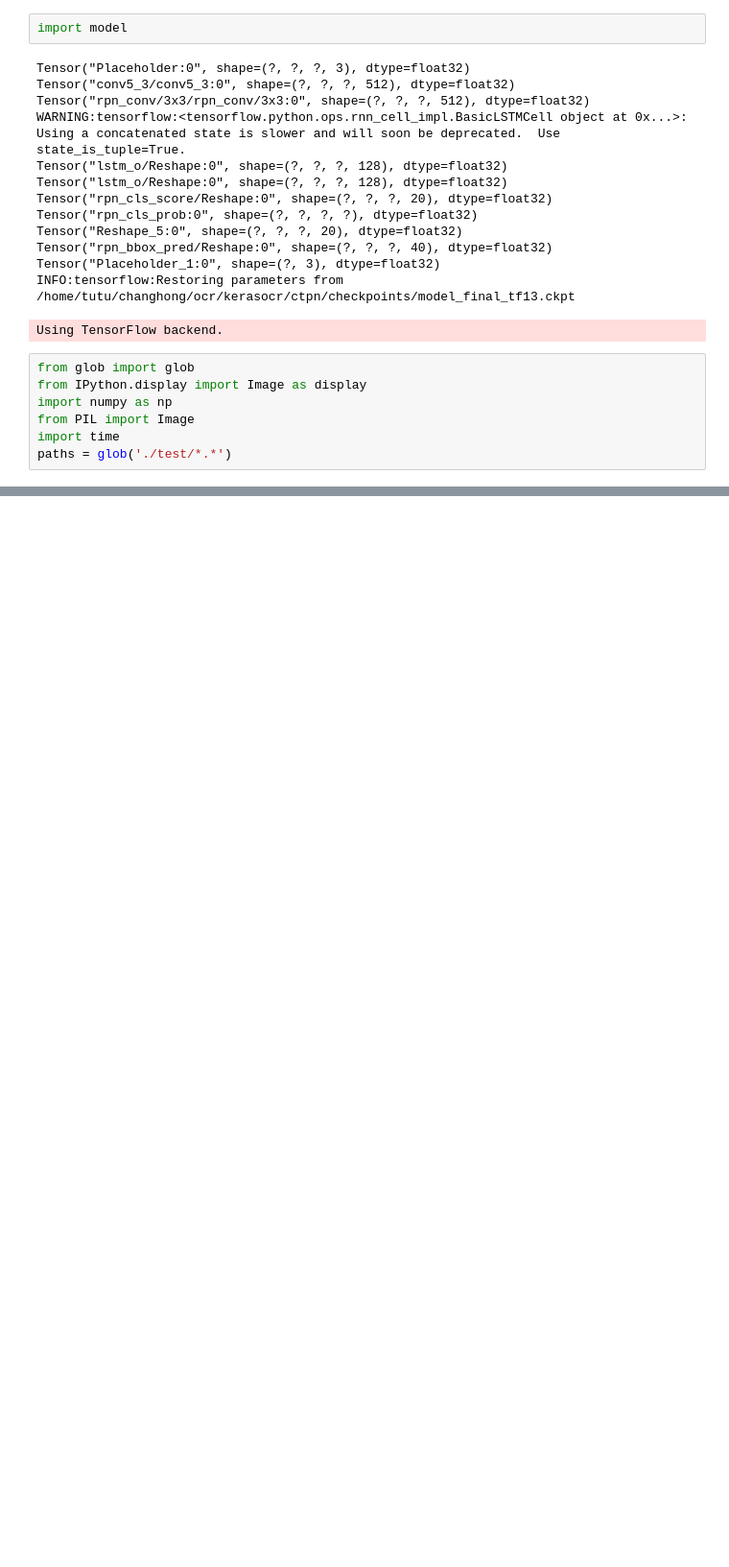
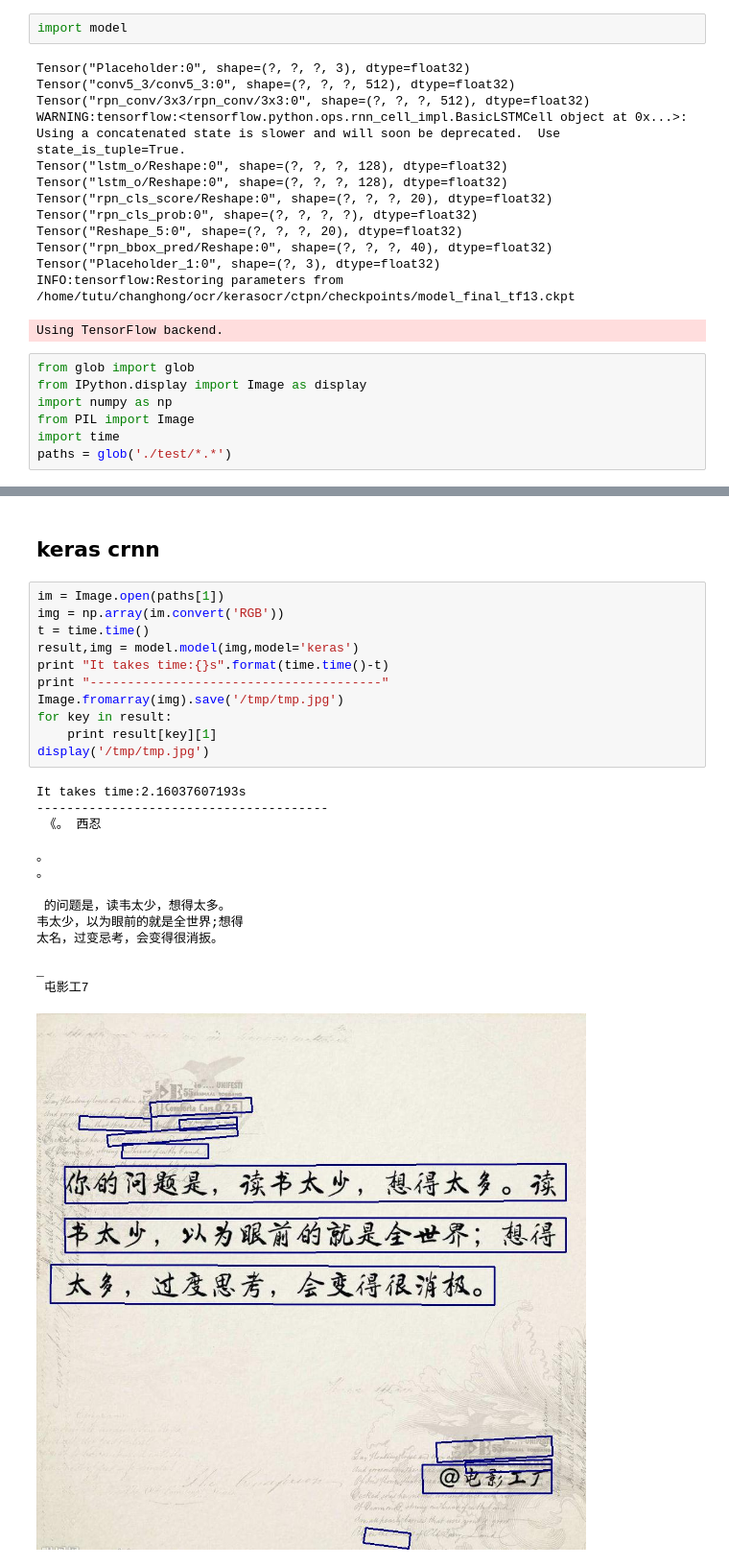
Before and after one commit to yijiuzai/chinese-ocr, a Jupyter notebook: demo.ipynb, the cells around one changed output, grey strips where cells are left out. Shown at 96% size. Drawn from its saved outputs; the diff is of its cells as text; blank space fills up the shorter version.

```diff
--- a/demo.ipynb
+++ b/demo.ipynb
@@ -65,0 +61,28 @@ display('/tmp/tmp.jpg')
+# %% [markdown]
+## keras crnn
+# %%
+im = Image.open(paths[1])
+img = np.array(im.convert('RGB'))
+t = time.time()
+result,img = model.model(img,model='keras')
+print "It takes time:{}s".format(time.time()-t)
+print "---------------------------------------"
+Image.fromarray(img).save('/tmp/tmp.jpg')
+for key in result:
+    print result[key][1]
+display('/tmp/tmp.jpg')
+# %% [output]
+It takes time:2.16037607193s
+---------------------------------------
+ 《。 西忍
+
+。
+。
+
+ 的问题是，读韦太少，想得太多。
+韦太少，以为眼前的就是全世界;想得
+太名，过变忌考，会变得很消扳。
+
+_
+ 屯影工7
+[figure, added]
```
Also changed, not shown: parts of 4 cells of this notebook, 4 other files.
